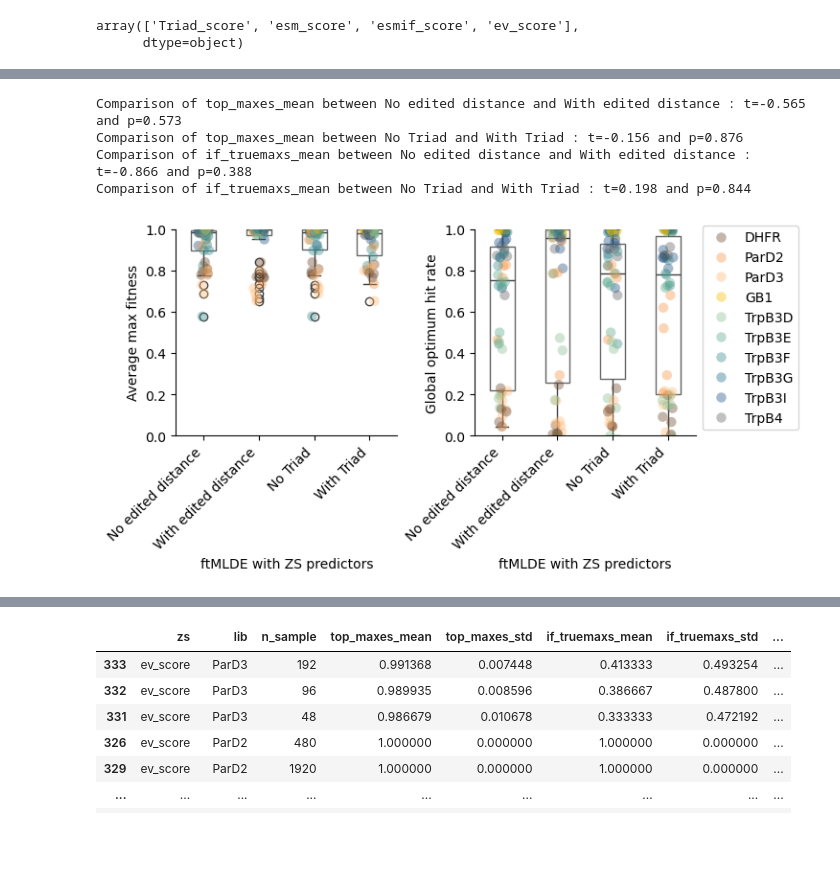
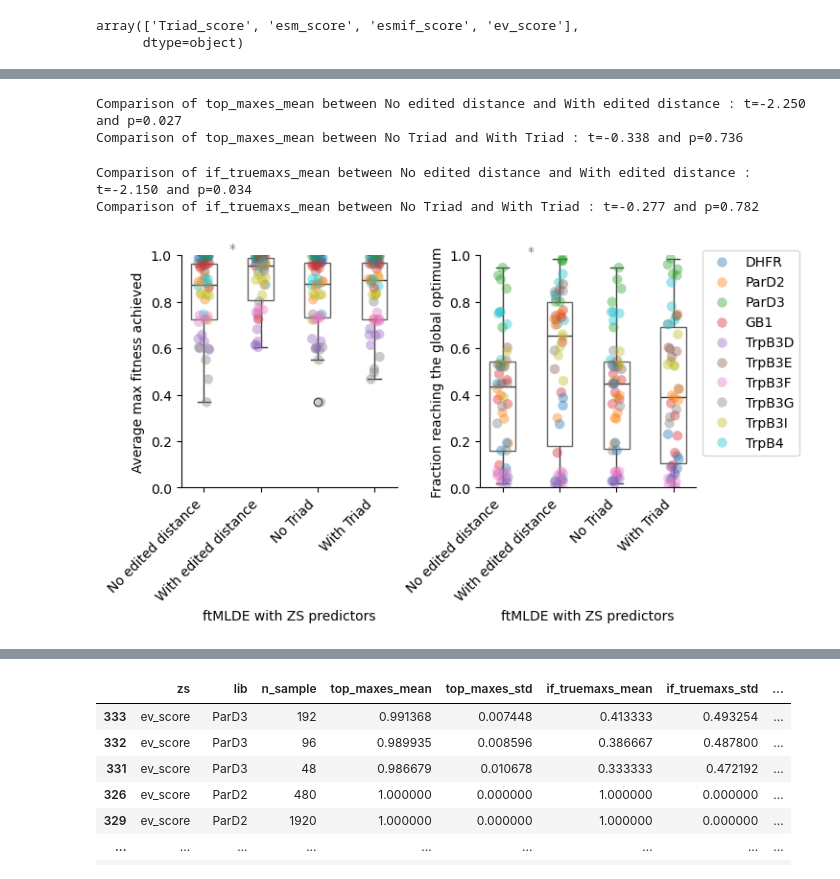
Before and after one commit to fhalab/SSMuLA, a Jupyter notebook: sandbox/plot_ftmlde_comb_bar.ipynb, the cells around one changed output, grey strips where cells are left out. Saved outputs shown, nothing was run; the diff lists cells and outputs as text; code cells hidden in the pictures; blank space fills up the shorter version.

```diff
--- a/sandbox/plot_ftmlde_comb_bar.ipynb
+++ b/sandbox/plot_ftmlde_comb_bar.ipynb
@@ -228,7 +229,7 @@ ACTLIB_COLORS = {
     )
 }
 # %%
-n_top = 96
+n_top = 384
 slice_df = merge_simplezs_df[(merge_simplezs_df["n_sample_"]==n_top)&(merge_simplezs_df["zs_"].isin(["none"] + ZS_OPTS))].copy()
 
 # Convert 'Category' column to categorical with defined order
@@ -236,10 +237,10 @@ slice_df['zs_'] = pd.Categorical(slice_df['zs_'], categories=["none"] + ZS_OPTS,
 slice_df = slice_df.sort_values(by=['zs_', "lib_"])
 
 slice_df["zs_"] = slice_df["zs_"].replace(ZS_OPTS_LEGEND)
-fig, axes = plt.subplots(1, 2, figsize=(8, 4.2))
+fig, axes = plt.subplots(1, 2, figsize=(8, 4.5))
 
 ms = ["top_maxes_mean", "if_truemaxs_mean"]
-ms_dict = {'top_maxes_mean': "Average max fitness", "if_truemaxs_mean": "Global optimum hit rate"}
+ms_dict = {'top_maxes_mean': "Average max fitness achieved", "if_truemaxs_mean": "Fraction reaching the global optimum"}
 
 for i, ax in enumerate(axes):
 
@@ -253,7 +254,7 @@ for i, ax in enumerate(axes):
         marker="o",
         alpha=0.8,
         ax=ax,
-        palette=ACTLIB_COLORS.values(),
+        palette= sns.color_palette("tab10").as_hex(),
     )
 
     sns.boxplot(
@@ -292,7 +293,7 @@ for i, ax in enumerate(axes):
         # Add the significance label
         # ax.text((x1+x2)*.5, y, significance, ha='center', va='bottom', color='black')
 axes[0].legend_.remove()  # Remove legend from the first subplot
-axes[1].legend(loc="upper left", bbox_to_anchor=(1, 1.05))
+axes[1].legend(loc="upper left", bbox_to_anchor=(1, 1.))
 
 axes[0].set_ylim(0, 1.0)
 axes[1].set_ylim(0, 1.0)
@@ -564,7 +495,7 @@ triad_colors = {
     'struc-comb_score': PRESENTATION_PALETTE_SATURATE["yellow"]
 }
 # %%
-n_top = 384
+n_top = 96
 
 merge_no_ed = merge_ens[merge_ens["ZS_ensemble"].isin(["Simple", "Triad", "Random"])].copy()
 merge_no_ed["color"] = merge_no_ed["zs_"].map(lambda x: five_zs[x])
@@ -609,12 +540,12 @@ merge_w_td = merge_w_td.sort_values(by=['zs_',])
 all_slice_merge = pd.concat([merge_no_ed, merge_w_df, merge_no_td, merge_w_td])
 
 slice_df = all_slice_merge[all_slice_merge["n_sample_"] == n_top].copy()
-fig, axes = plt.subplots(1, 2, figsize=(8, 4.5))
+fig, axes = plt.subplots(1, 2, figsize=(8, 4.8))
 
 ms = ["top_maxes_mean", "if_truemaxs_mean"]
 ms_dict = {
-    "top_maxes_mean": "Average max fitness",
-    "if_truemaxs_mean": "Global optimum hit rate",
+    "top_maxes_mean": "Average max fitness achieved",
+    "if_truemaxs_mean": "Fraction reaching the global optimum",
 }
 
 for i, ax in enumerate(axes):
@@ -642,7 +573,8 @@ for i, ax in enumerate(axes):
         alpha=0.4,
         ax=ax,
         # palette=list(five_zs.values())
-        palette=ACTLIB_COLORS.values(),
+        # palette=ACTLIB_COLORS.values(),
+        palette=sns.color_palette("tab10").as_hex(),
     )
     ax.set_xticklabels(ax.get_xticklabels(), rotation=45, ha="right")
     # plt.title("Triad ZS statistically different for types")
@@ -656,38 +588,38 @@ for i, ax in enumerate(axes):
 
     # Annotations
     pairs = [(0, 1), (2, 3)]
     for p, q in pairs:
         y = slice_df[ms[i]].max()  # Set a height for the annotations
         t_val, p_value = ttest_ind(
             list(slice_df[slice_df["Ensemble type"]==ens_types[p]][ms[i]]),
             list(slice_df[slice_df["Ensemble type"]==ens_types[q]][ms[i]]),
             equal_var=False,
         )
         significance = '*' if p_value < 0.05 else 'ns'  # ns stands for not significant
         print(f"Comparison of {ms[i]} between {ens_types[p]} and {ens_types[q]} : t={t_val:.3f} and p={p_value:.3f}")
 
         # Draw a line between points
 
         if p_value < 0.05:
             ax.plot([p+0.5*(q-p), q-0.5*(q-p)], [y, y], color='gray', lw=1.5)
             ax.text((p+q)*.5, y, significance, ha='center', va='bottom', color='gray')
         # Add the significance label
         # ax.text((x1+x2)*.5, y, significance, ha='center', va='bottom', color='black')
 axes[0].legend_.remove()  # Remove legend from the first subplot
 handles, labels = ax.get_legend_handles_labels()
 axes[1].legend(handles=handles,
 #labels=[ZS_OPTS_APPENDED[v] for v in five_zs.keys()],
 labels=ACTLIB_COLORS.keys(),
 loc="upper left", bbox_to_anchor=(1, 1.05))
 axes[0].set_ylim(0, 1.0)
 axes[1].set_ylim(0, 1.0)
 plt.tight_layout(pad=3.0, h_pad=-0.0, w_pad=1.0)
 # %% [output]
-Comparison of top_maxes_mean between No edited distance and With edited distance : t=-0.565 and p=0.573
-Comparison of top_maxes_mean between No Triad and With Triad : t=-0.156 and p=0.876
-Comparison of if_truemaxs_mean between No edited distance and With edited distance : t=-0.866 and p=0.388
-Comparison of if_truemaxs_mean between No Triad and With Triad : t=0.198 and p=0.844
+Comparison of top_maxes_mean between No edited distance and With edited distance : t=-2.250 and p=0.027
+Comparison of top_maxes_mean between No Triad and With Triad : t=-0.338 and p=0.736
+Comparison of if_truemaxs_mean between No edited distance and With edited distance : t=-2.150 and p=0.034
+Comparison of if_truemaxs_mean between No Triad and With Triad : t=-0.277 and p=0.782
-[figure, old version]
+[figure, new version]
 # %%
 
 merge_no_ed = merge_ens[merge_ens["ZS_ensemble"].isin(["Simple", "Triad", "Random"])].copy()
```
Also changed, not shown: parts of 10 cells of this notebook, 9 other files.
